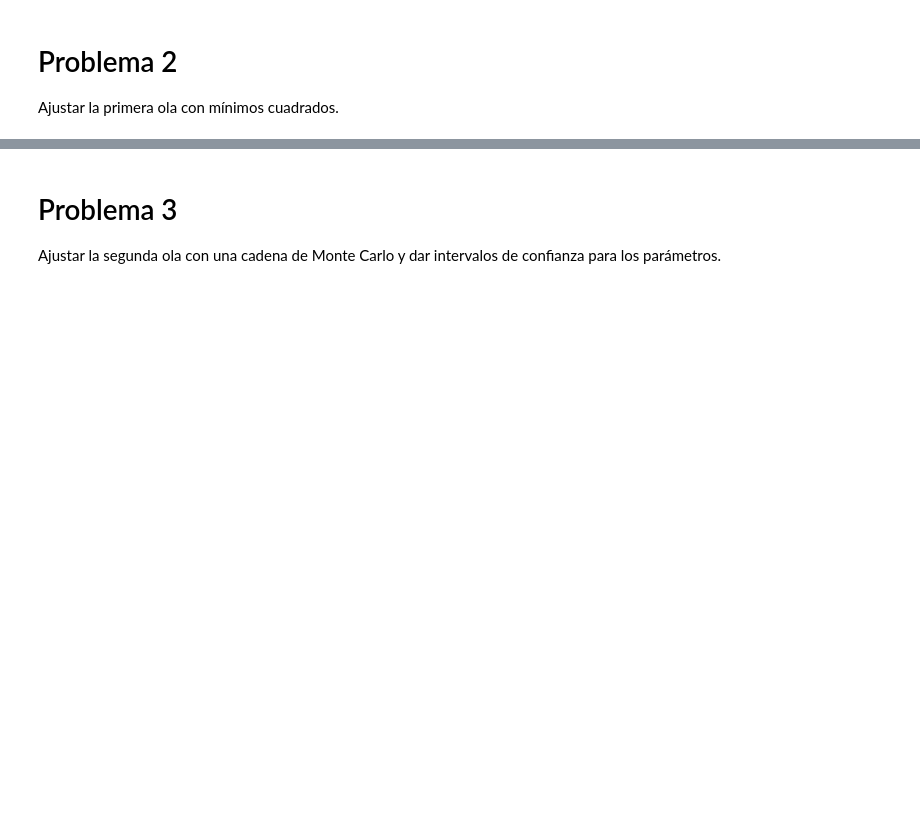
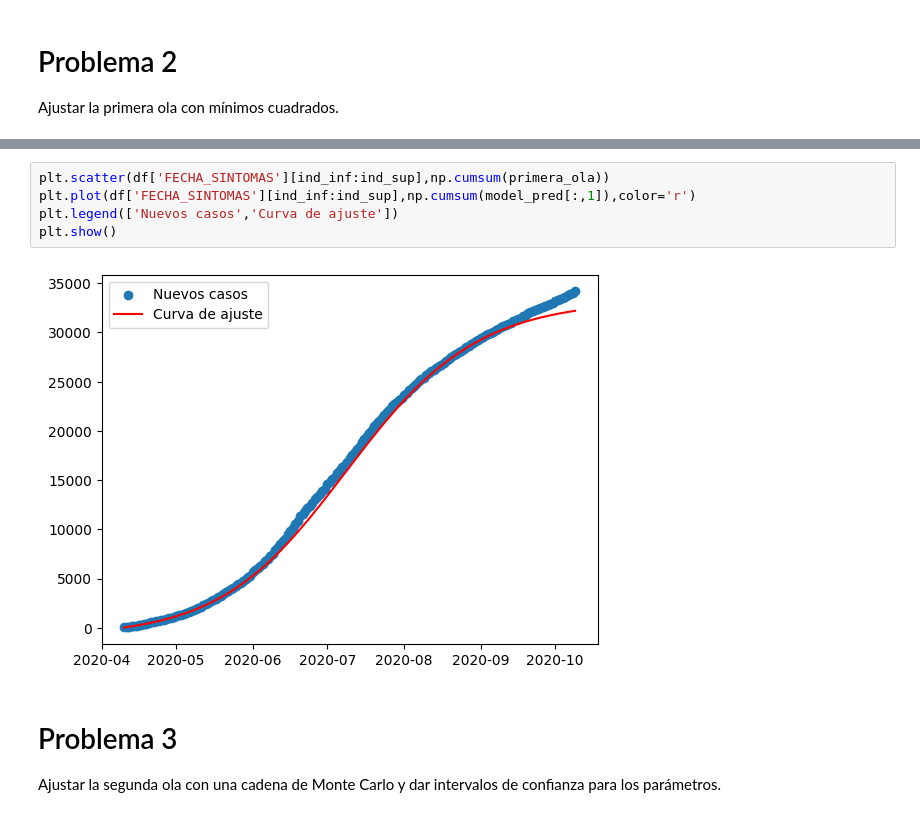
Before and after one commit to HugoMagos0725/Analisis_de_datos, a Jupyter notebook: Tarea3_Ajuste_de_parametros.ipynb, the cells around one changed output, grey strips where cells are left out. Saved outputs shown, nothing was run; the diff lists cells and outputs as text; blank space fills up the shorter version.

```diff
--- a/Tarea3_Ajuste_de_parametros.ipynb
+++ b/Tarea3_Ajuste_de_parametros.ipynb
@@ -172,3 +183,10 @@ plt.show()
+# %%
+plt.scatter(df['FECHA_SINTOMAS'][ind_inf:ind_sup],np.cumsum(primera_ola))
+plt.plot(df['FECHA_SINTOMAS'][ind_inf:ind_sup],np.cumsum(model_pred[:,1]),color='r')
+plt.legend(['Nuevos casos','Curva de ajuste'])
+plt.show()
+# %% [output]
+[figure, added]
 # %% [markdown]
 # Problema 3
 
```
Also changed, not shown: parts of 6 cells of this notebook.
